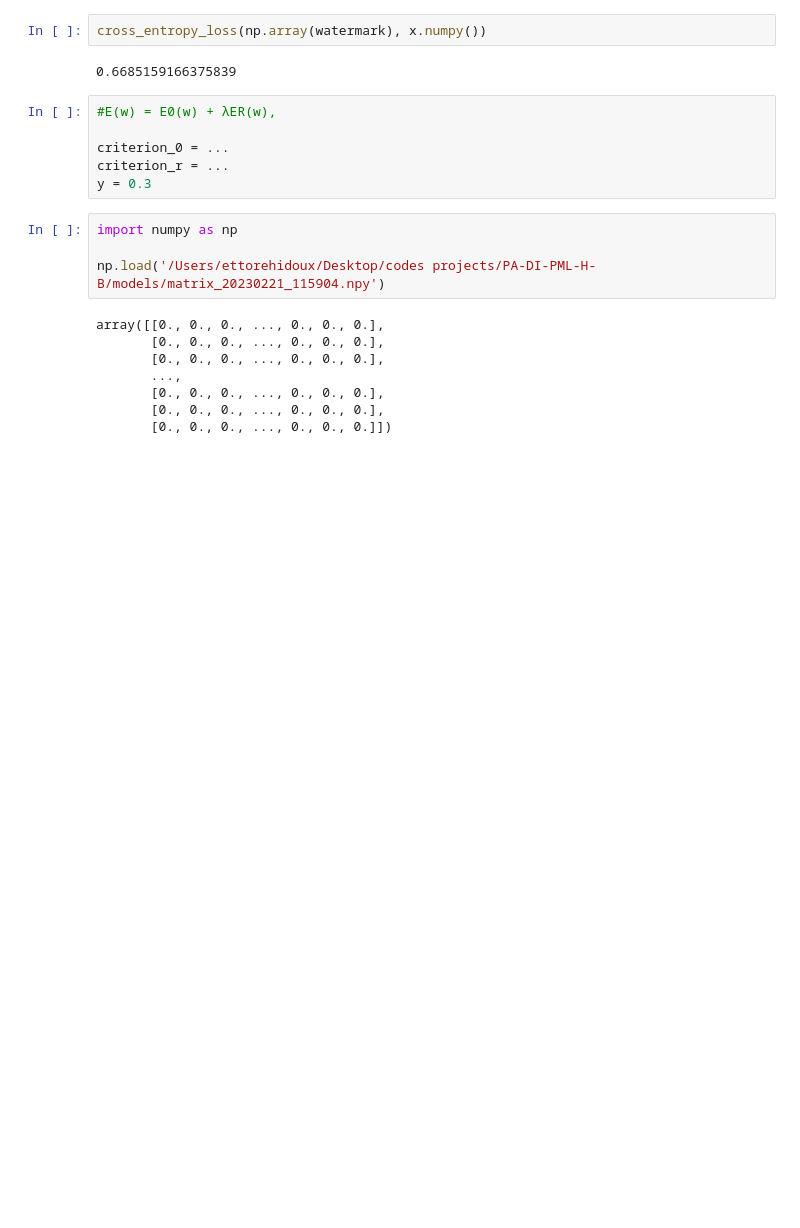
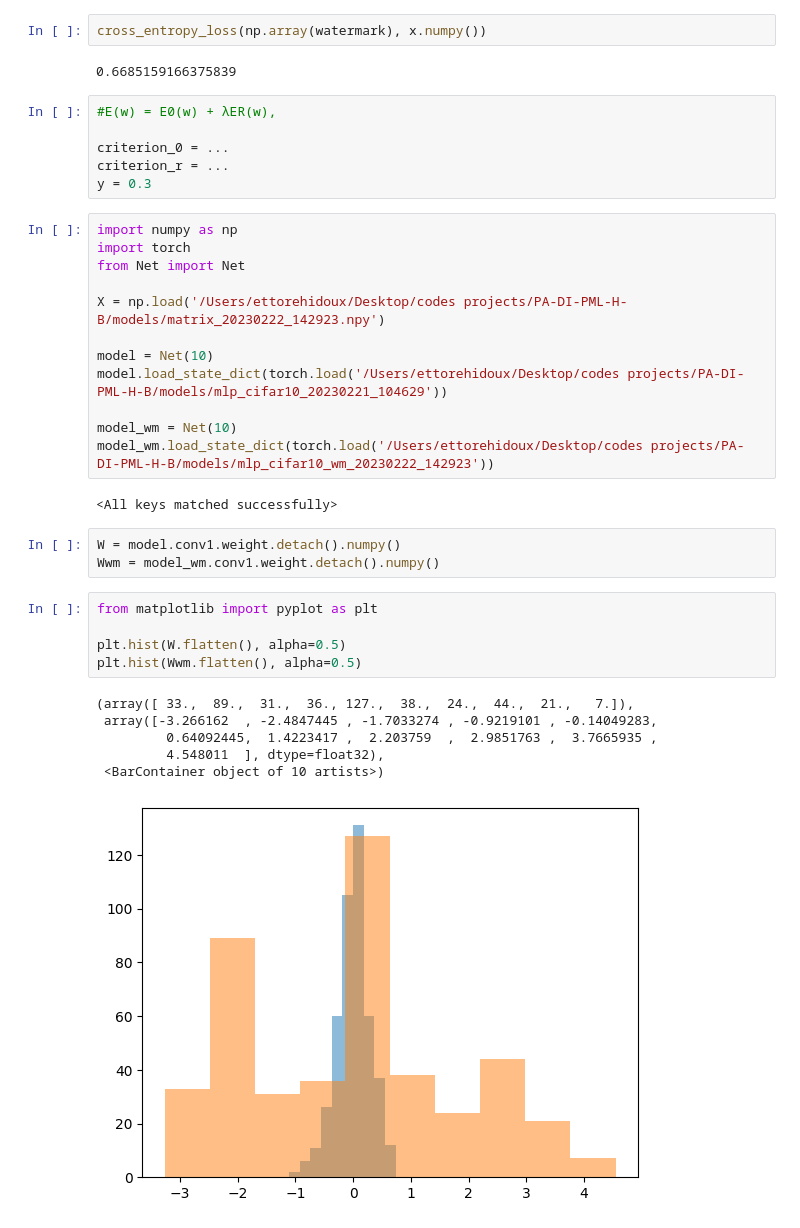
Before and after one commit to ettoreh/PA-DI-PML-H-B, a Jupyter notebook: content/networks/mlpNet/test.ipynb, the cells around one changed output. Cells and saved outputs as stored; diff of their text form; blank space fills up the shorter version.

```diff
--- a/content/networks/mlpNet/test.ipynb
+++ b/content/networks/mlpNet/test.ipynb
@@ -187,15 +187,32 @@ cross_entropy_loss(np.array(watermark), x.numpy())
 criterion_0 = ...
 criterion_r = ...
 y = 0.3
-# %%
-import numpy as np
-
-np.load('/Users/ettorehidoux/Desktop/codes projects/PA-DI-PML-H-B/models/matrix_20230221_115904.npy')
-# %% [output]
-array([[0., 0., 0., ..., 0., 0., 0.],
-       [0., 0., 0., ..., 0., 0., 0.],
-       [0., 0., 0., ..., 0., 0., 0.],
-       ...,
-       [0., 0., 0., ..., 0., 0., 0.],
-       [0., 0., 0., ..., 0., 0., 0.],
-       [0., 0., 0., ..., 0., 0., 0.]])
+# %%
+import numpy as np
+import torch
+from Net import Net
+
+X = np.load('/Users/ettorehidoux/Desktop/codes projects/PA-DI-PML-H-B/models/matrix_20230222_142923.npy')
+
+model = Net(10)
+model.load_state_dict(torch.load('/Users/ettorehidoux/Desktop/codes projects/PA-DI-PML-H-B/models/mlp_cifar10_20230221_104629'))
+
+model_wm = Net(10)
+model_wm.load_state_dict(torch.load('/Users/ettorehidoux/Desktop/codes projects/PA-DI-PML-H-B/models/mlp_cifar10_wm_20230222_142923'))
+# %% [output]
+<All keys matched successfully>
+# %%
+W = model.conv1.weight.detach().numpy()
+Wwm = model_wm.conv1.weight.detach().numpy()
+# %%
+from matplotlib import pyplot as plt
+
+plt.hist(W.flatten(), alpha=0.5)
+plt.hist(Wwm.flatten(), alpha=0.5)
+# %% [output]
+(array([ 33.,  89.,  31.,  36., 127.,  38.,  24.,  44.,  21.,   7.]),
+ array([-3.266162  , -2.4847445 , -1.7033274 , -0.9219101 , -0.14049283,
+         0.64092445,  1.4223417 ,  2.203759  ,  2.9851763 ,  3.7665935 ,
+         4.548011  ], dtype=float32),
+ <BarContainer object of 10 artists>)
+[figure, added]
```
Also changed, not shown: parts of 11 cells of this notebook, 9 other files.
